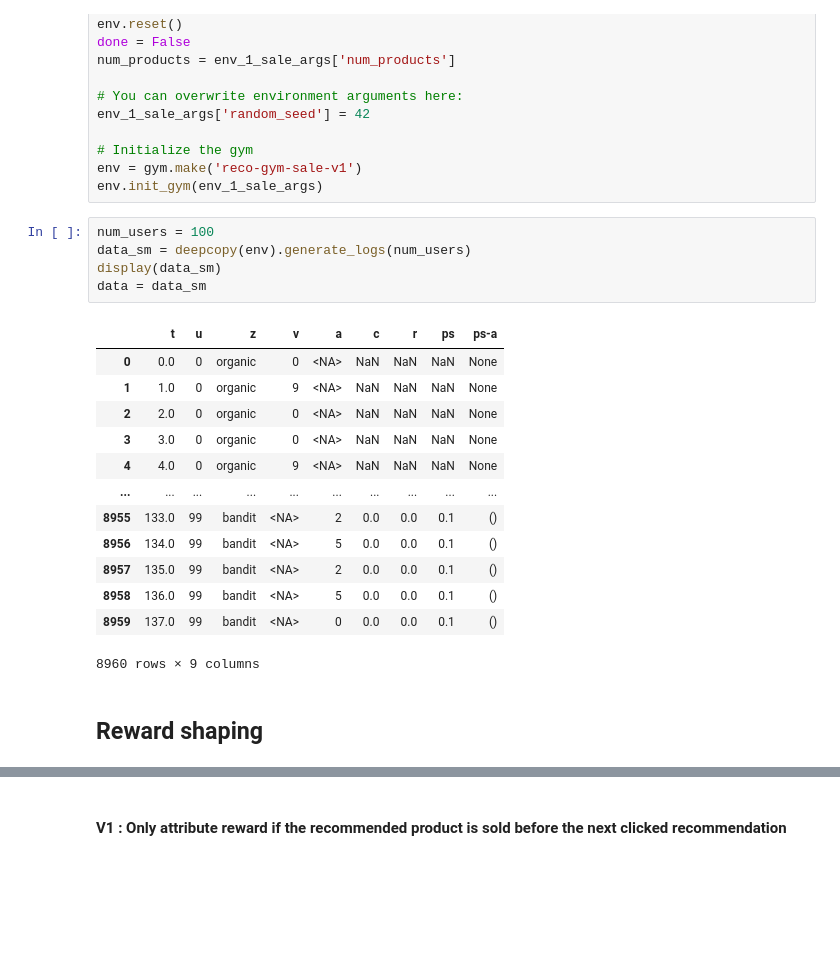
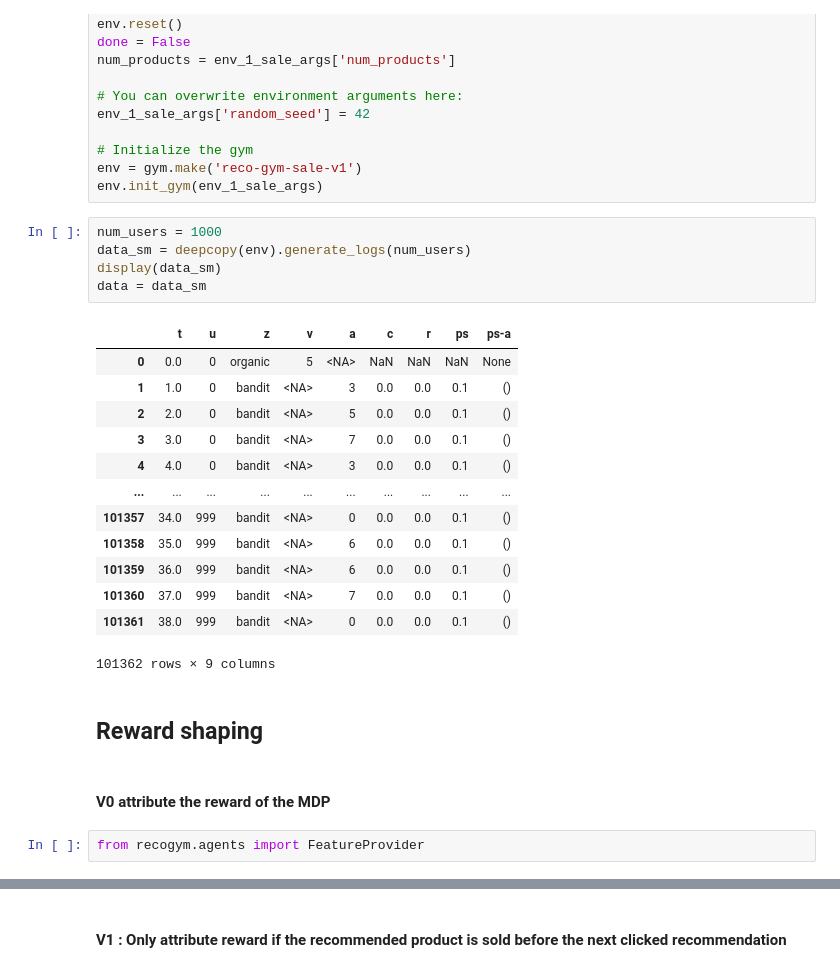
Before and after one commit to philomenec/reco-gym, a Jupyter notebook: 2. Build training_compatible.ipynb, the cells around one changed output, grey strips where cells are left out. Saved outputs shown, nothing was run; the diff lists cells and outputs as text; blank space fills up the shorter version.

```diff
--- a/2. Build training_compatible.ipynb
+++ b/2. Build training_compatible.ipynb
@@ -32,23 +32,27 @@ env_1_sale_args['random_seed'] = 42
 env = gym.make('reco-gym-sale-v1')
 env.init_gym(env_1_sale_args)
 # %%
-num_users = 100
+num_users = 1000
 data_sm = deepcopy(env).generate_logs(num_users)
 display(data_sm)
 data = data_sm
 # %% [output]
 |  | t | u | z | v | a | c | r | ps | ps-a |
-| 0 | 0.0 | 0 | organic | 0 | <NA> | NaN | NaN | NaN | None |
-| 1 | 1.0 | 0 | organic | 9 | <NA> | NaN | NaN | NaN | None |
-| 2 | 2.0 | 0 | organic | 0 | <NA> | NaN | NaN | NaN | None |
-| 3 | 3.0 | 0 | organic | 0 | <NA> | NaN | NaN | NaN | None |
-| 4 | 4.0 | 0 | organic | 9 | <NA> | NaN | NaN | NaN | None |
+| 0 | 0.0 | 0 | organic | 5 | <NA> | NaN | NaN | NaN | None |
+| 1 | 1.0 | 0 | bandit | <NA> | 3 | 0.0 | 0.0 | 0.1 | () |
+| 2 | 2.0 | 0 | bandit | <NA> | 5 | 0.0 | 0.0 | 0.1 | () |
+| 3 | 3.0 | 0 | bandit | <NA> | 7 | 0.0 | 0.0 | 0.1 | () |
+| 4 | 4.0 | 0 | bandit | <NA> | 3 | 0.0 | 0.0 | 0.1 | () |
 | ... | ... | ... | ... | ... | ... | ... | ... | ... | ... |
-| 8955 | 133.0 | 99 | bandit | <NA> | 2 | 0.0 | 0.0 | 0.1 | () |
-| 8956 | 134.0 | 99 | bandit | <NA> | 5 | 0.0 | 0.0 | 0.1 | () |
-| 8957 | 135.0 | 99 | bandit | <NA> | 2 | 0.0 | 0.0 | 0.1 | () |
-| 8958 | 136.0 | 99 | bandit | <NA> | 5 | 0.0 | 0.0 | 0.1 | () |
-| 8959 | 137.0 | 99 | bandit | <NA> | 0 | 0.0 | 0.0 | 0.1 | () |
+| 101357 | 34.0 | 999 | bandit | <NA> | 0 | 0.0 | 0.0 | 0.1 | () |
+| 101358 | 35.0 | 999 | bandit | <NA> | 6 | 0.0 | 0.0 | 0.1 | () |
+| 101359 | 36.0 | 999 | bandit | <NA> | 6 | 0.0 | 0.0 | 0.1 | () |
+| 101360 | 37.0 | 999 | bandit | <NA> | 7 | 0.0 | 0.0 | 0.1 | () |
+| 101361 | 38.0 | 999 | bandit | <NA> | 0 | 0.0 | 0.0 | 0.1 | () |
-8960 rows × 9 columns
+101362 rows × 9 columns
 # %% [markdown]
 ## Reward shaping
+# %% [markdown]
+#### V0 attribute the reward of the MDP
+# %%
+from recogym.agents import FeatureProvider
```
Also changed, not shown: parts of 49 cells of this notebook, 2 other files.
